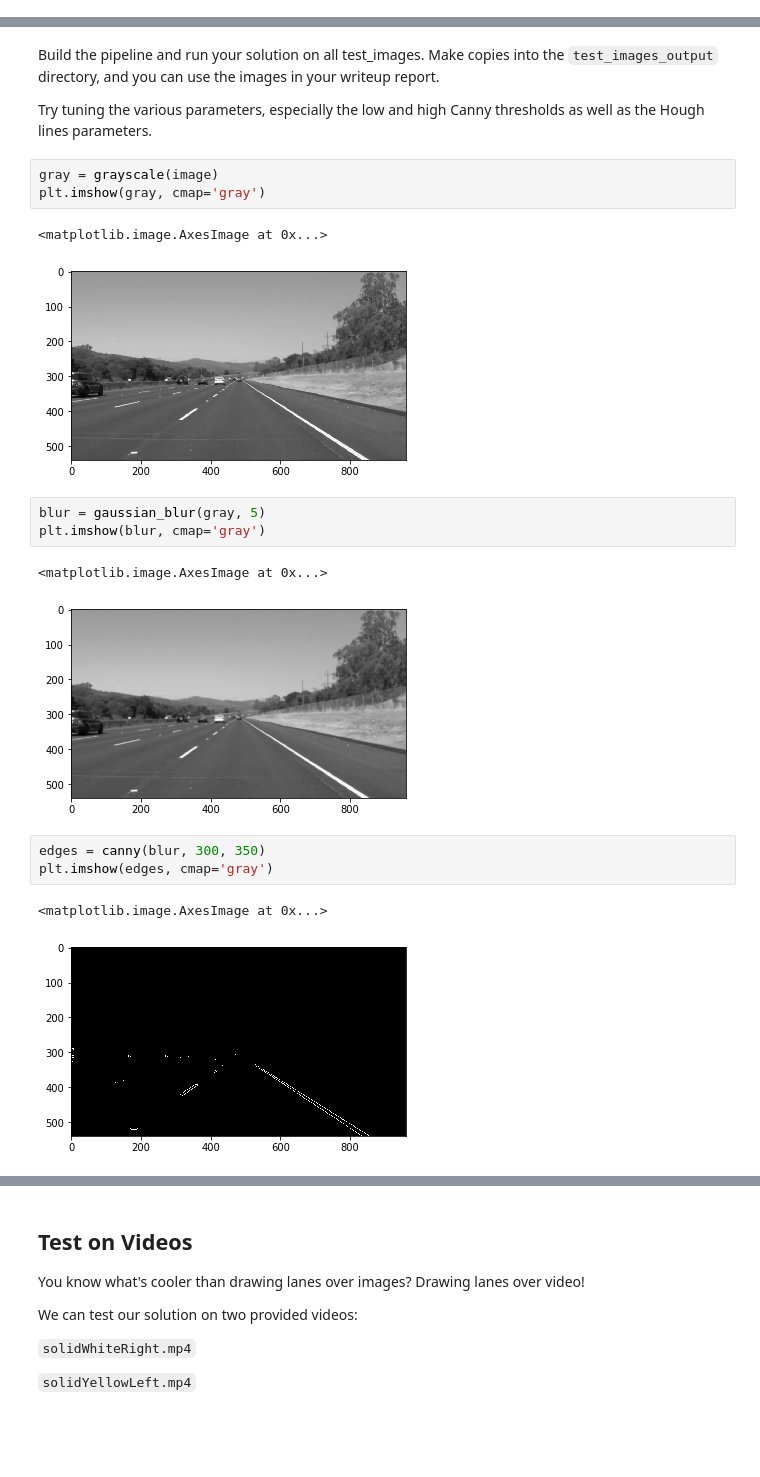
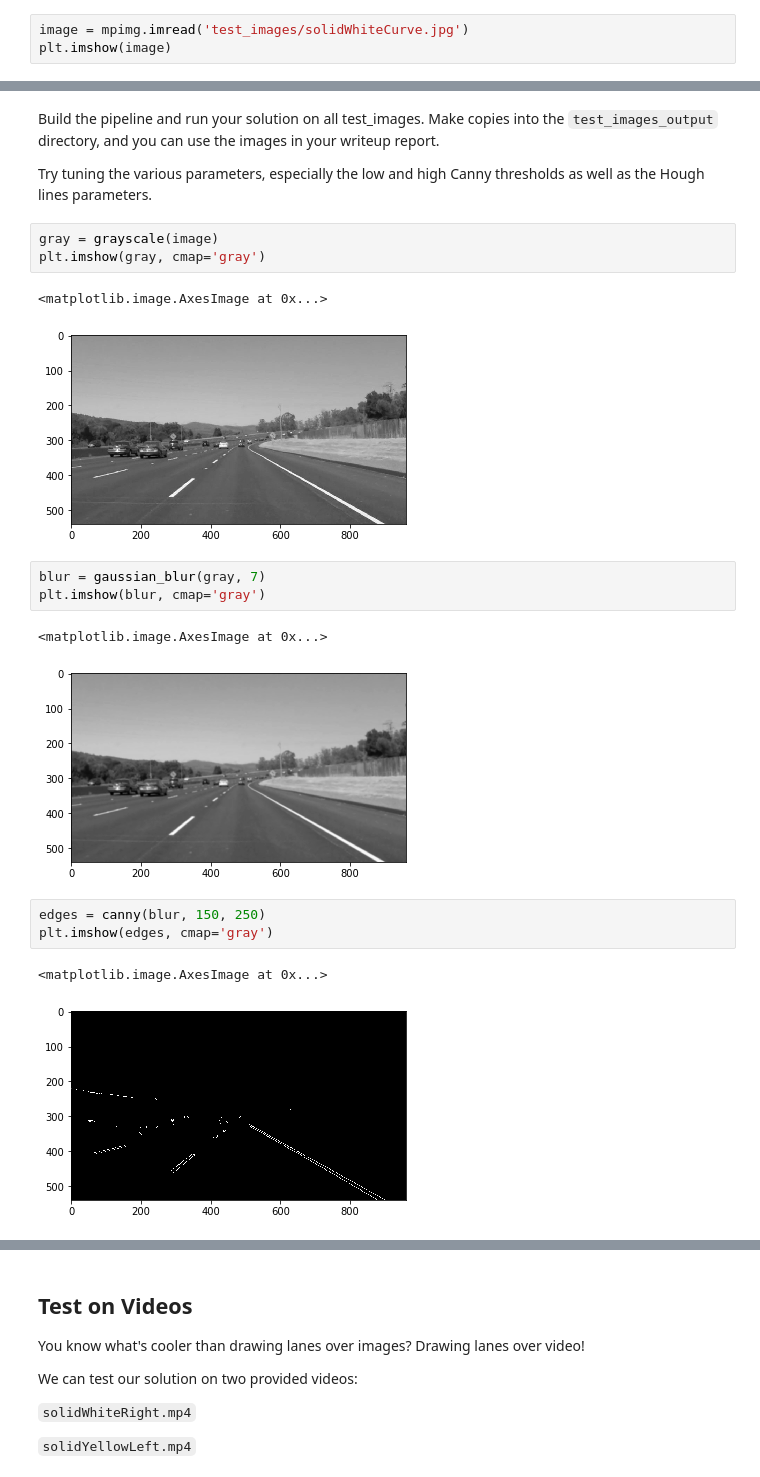
Before and after one commit to Goldob/CarND-LaneLines-P1, a Jupyter notebook: P1.ipynb, the cells around one changed output, grey strips where cells are left out. Cells and saved outputs as stored; diff of their text form; blank space fills up the shorter version.

Commit message:
Tune the parameters to handle edge cases
* account for the yellow line
* discard as many false positives as possible

```diff
--- a/P1.ipynb
+++ b/P1.ipynb
@@ -187,3 +187,6 @@ os.listdir("test_images/")
  'solidYellowCurve2.jpg',
  'solidYellowCurve.jpg',
  'solidWhiteCurve.jpg']
+# %%
+image = mpimg.imread('test_images/solidWhiteCurve.jpg')
+plt.imshow(image)
@@ -198,19 +204,19 @@ gray = grayscale(image)
 plt.imshow(gray, cmap='gray')
 # %% [output]
 <matplotlib.image.AxesImage at 0x...>
-[figure, old version]
+[figure, new version]
 # %%
-blur = gaussian_blur(gray, 5)
+blur = gaussian_blur(gray, 7)
 plt.imshow(blur, cmap='gray')
 # %% [output]
 <matplotlib.image.AxesImage at 0x...>
-[figure, old version]
+[figure, new version]
 # %%
-edges = canny(blur, 300, 350)
+edges = canny(blur, 150, 250)
 plt.imshow(edges, cmap='gray')
 # %% [output]
 <matplotlib.image.AxesImage at 0x...>
-[figure, old version]
+[figure, new version]
 # %%
 triangle = np.array([[0, 540], [960, 540], [480, 270]])
 interesting_edges = region_of_interest(edges, [triangle])
```
Also changed, not shown: parts of 10 cells of this notebook.
